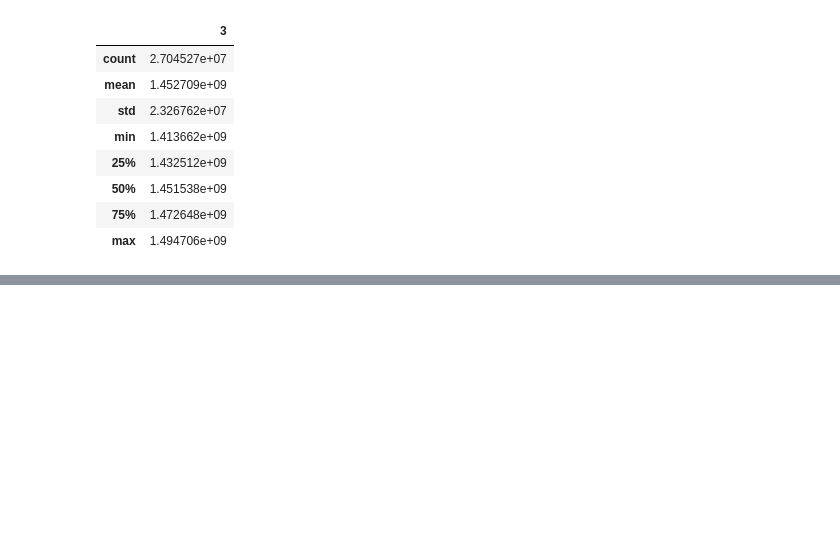
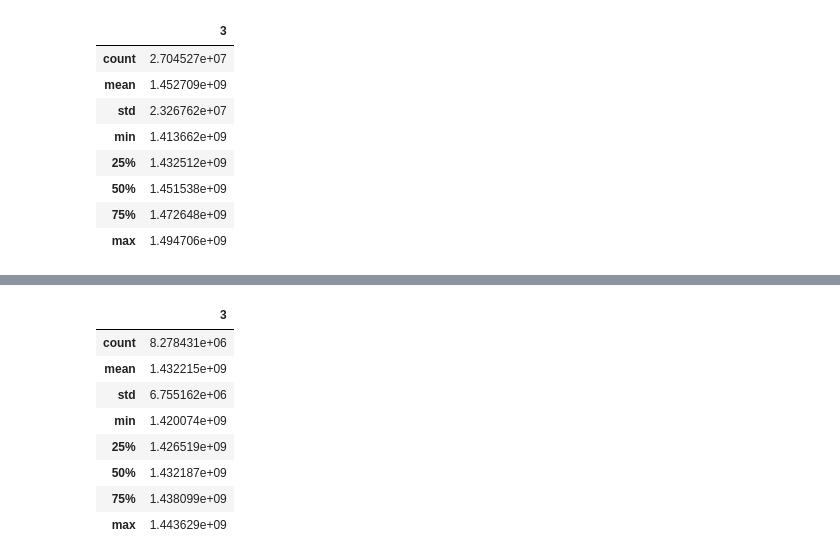
Before and after one commit to ytchx1999/WSDM_DGL_Challenge, a Jupyter notebook: explore.ipynb, the cells around one changed output, grey strips where cells are left out. Saved outputs shown, nothing was run; the diff lists cells and outputs as text; code cells hidden in the pictures; blank space fills up the shorter version.

```diff
--- a/explore.ipynb
+++ b/explore.ipynb
@@ -454,0 +493,12 @@ etype_a.describe()
+# %%
+edge_csv_b[[3]].describe()
+# %% [output]
+|  | 3 |
+| count | 8.278431e+06 |
+| mean | 1.432215e+09 |
+| std | 6.755162e+06 |
+| min | 1.420074e+09 |
+| 25% | 1.426519e+09 |
+| 50% | 1.432187e+09 |
+| 75% | 1.438099e+09 |
+| max | 1.443629e+09 |
```
Also changed, not shown: parts of 14 cells of this notebook, 1 other file.
